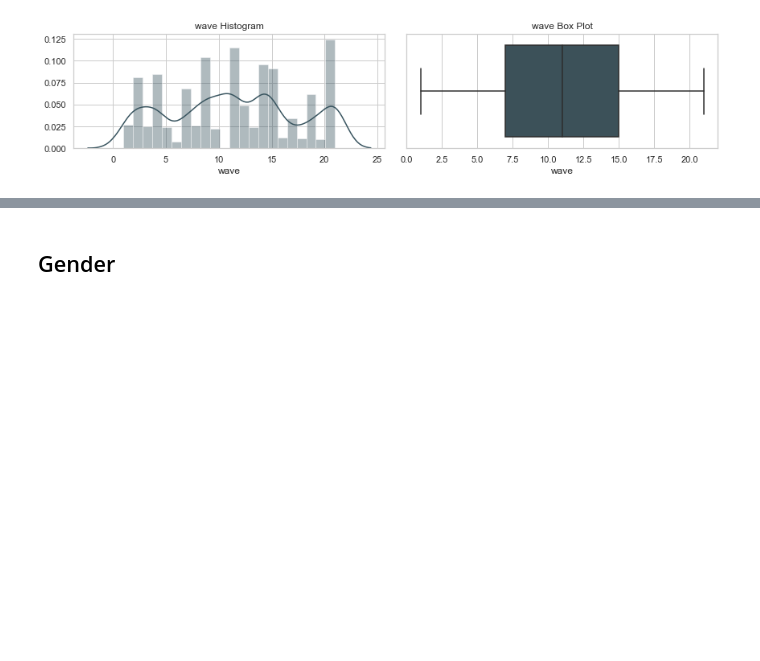
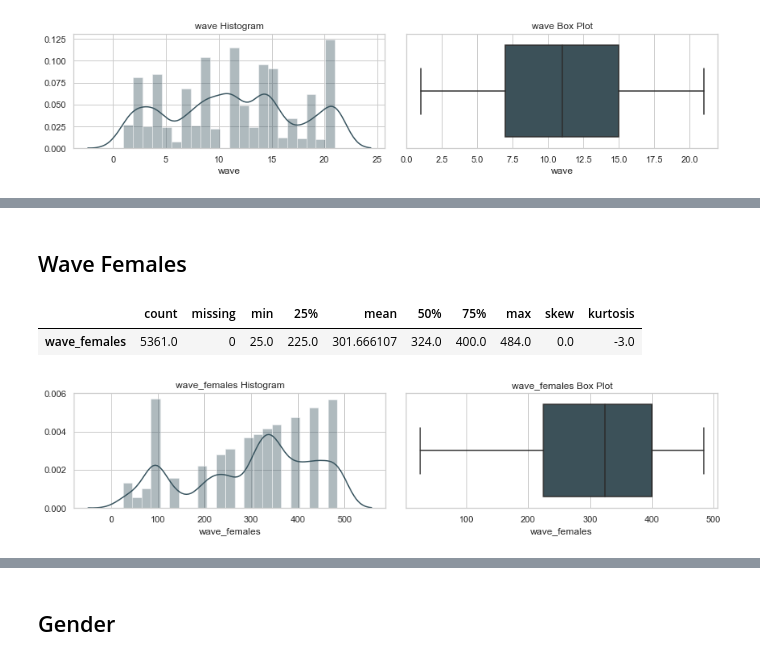
Before and after one commit to DecisionScients/Predictive-Dating, a Jupyter notebook: notebooks/3.1 Univariate EDA.ipynb, the cells around one changed output, grey strips where cells are left out. Cells and saved outputs as stored; diff of their text form; code cells hidden in the pictures; blank space fills up the shorter version.

```diff
--- a/notebooks/3.1 Univariate EDA.ipynb
+++ b/notebooks/3.1 Univariate EDA.ipynb
@@ -50,0 +106,9 @@ d
+# %% [markdown]
+## Wave Females
+# %%
+d, v = univariate.analysis(df[['wave_females']])
+d
+# %% [output]
+|  | count | missing | min | 25% | mean | 50% | 75% | max | skew | kurtosis |
+| wave_females | 5361.0 | 0 | 25.0 | 225.0 | 301.666107 | 324.0 | 400.0 | 484.0 | 0.0 | -3.0 |
+[figure, added]
```
Also changed, not shown: parts of 21 cells of this notebook, 7 other files.
